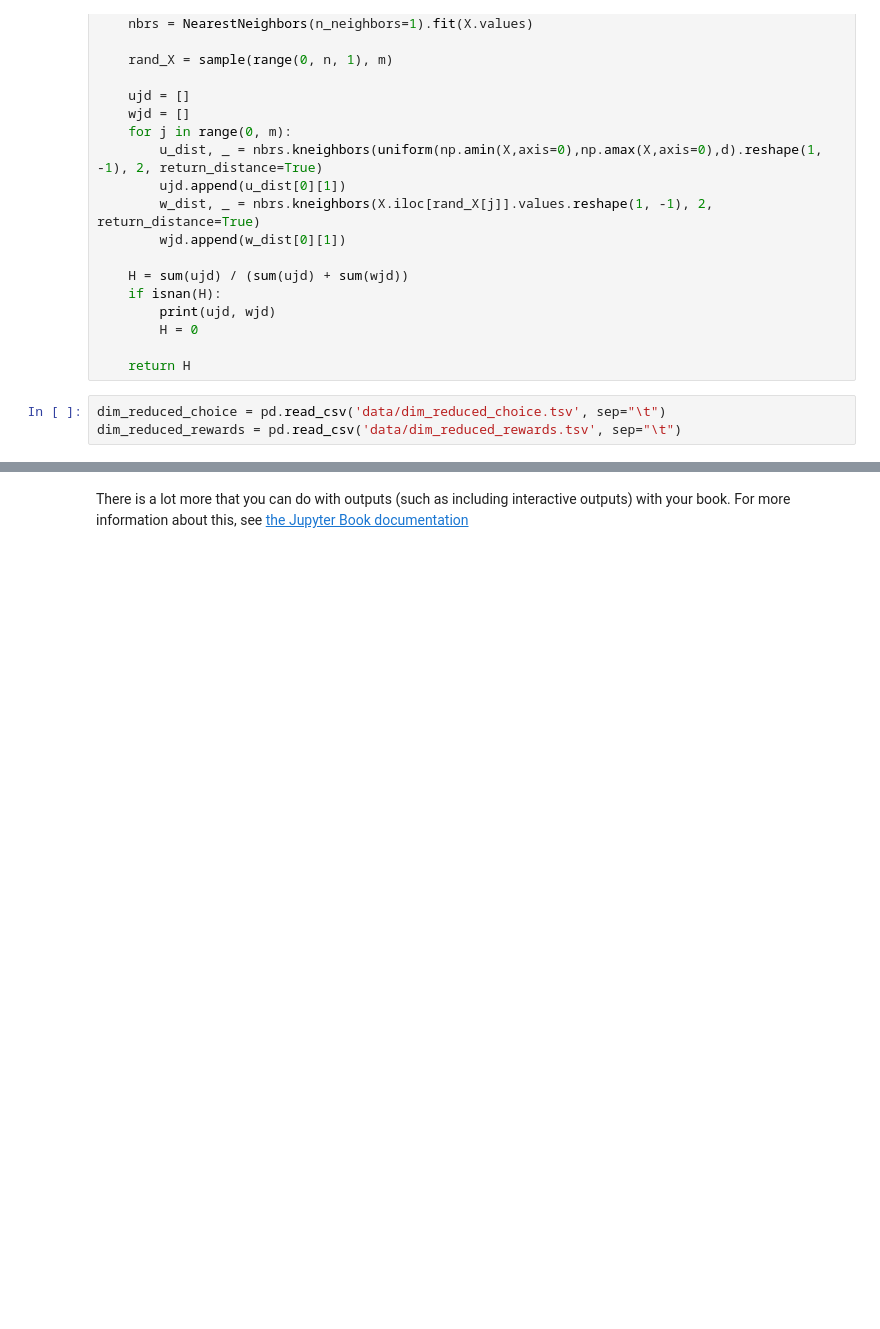
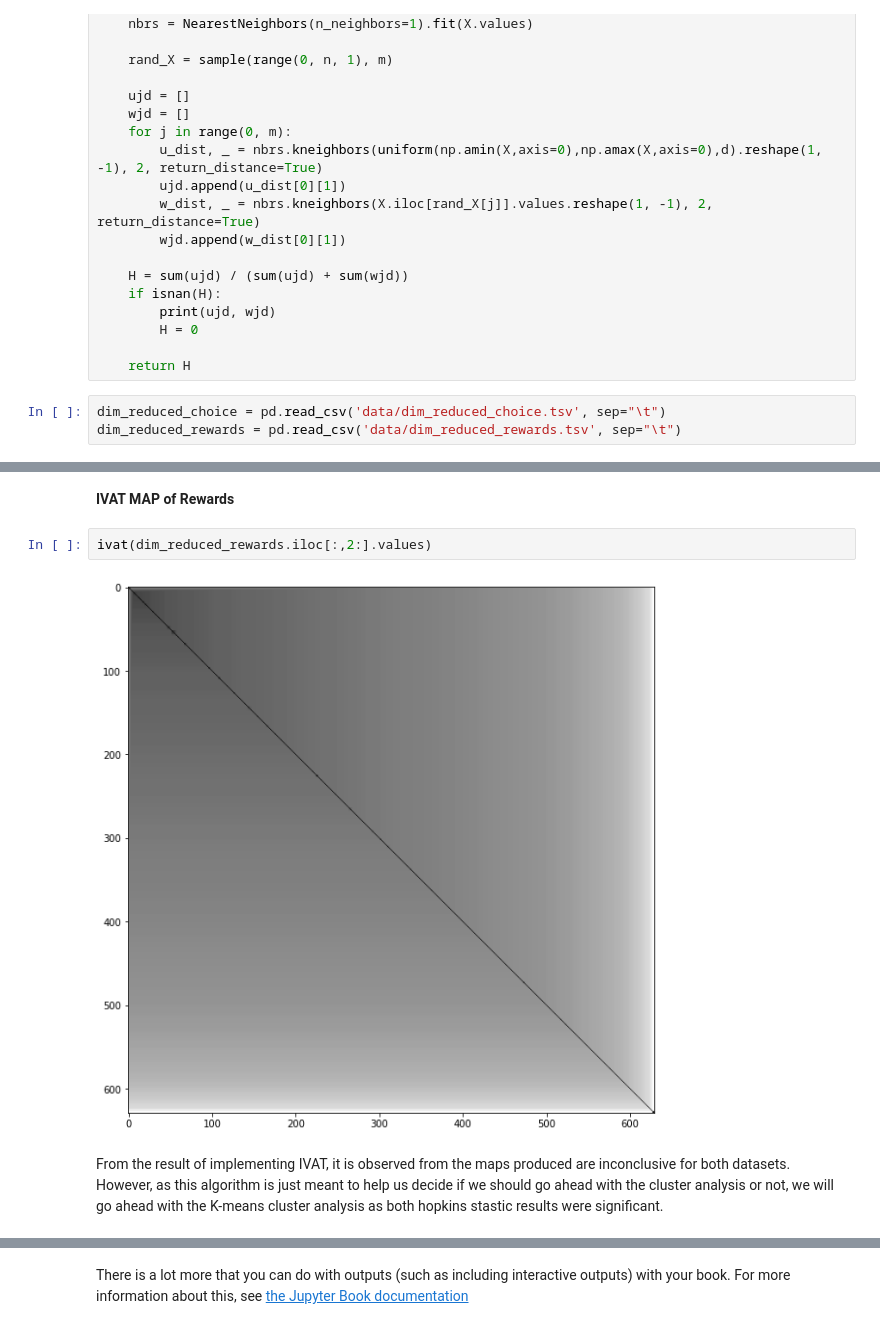
Before and after one commit to reidya3/CA4015_First_Assignment, a Jupyter notebook: book/Clustering_Analysis.ipynb, the cells around one changed output, grey strips where cells are left out. Saved outputs shown, nothing was run; the diff lists cells and outputs as text; blank space fills up the shorter version.

Commit message:
update cluster anaylsis

```diff
--- a/book/Clustering_Analysis.ipynb
+++ b/book/Clustering_Analysis.ipynb
@@ -74,0 +85,8 @@ Vat is visual method of assessing the clustering likelihood of a dataset.
+# %% [markdown]
+**IVAT MAP of Rewards**
+# %%
+ivat(dim_reduced_rewards.iloc[:,2:].values)
+# %% [output]
+[figure, added]
+# %% [markdown]
+From the result of implementing IVAT, it is observed from the maps produced are inconclusive for both datasets. However, as this algorithm is just meant to help us decide if we should go ahead with the cluster analysis or not, we will go ahead with the K-means cluster analysis as both hopkins stastic results were significant.
```
Also changed, not shown: parts of 10 cells of this notebook, 15 other files.
